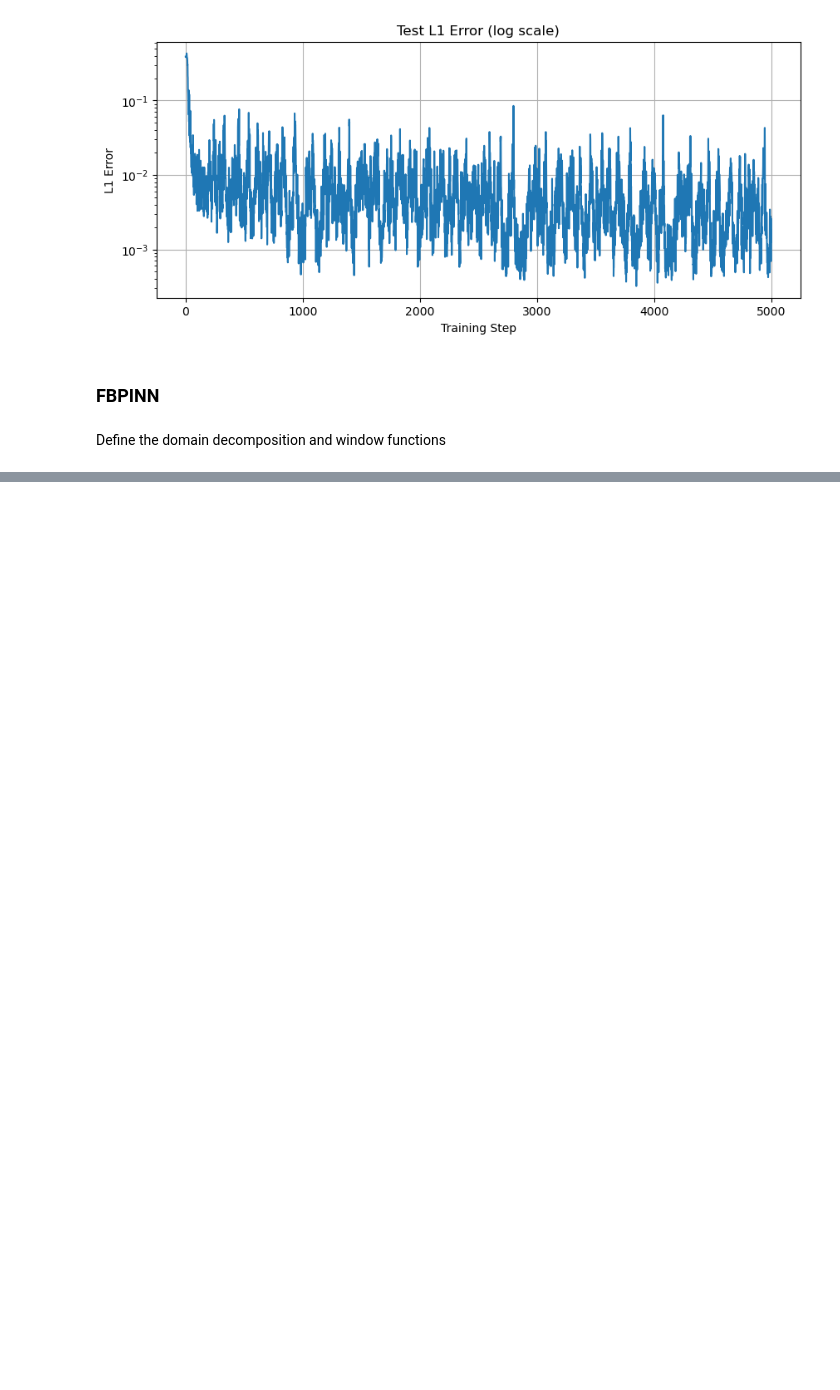
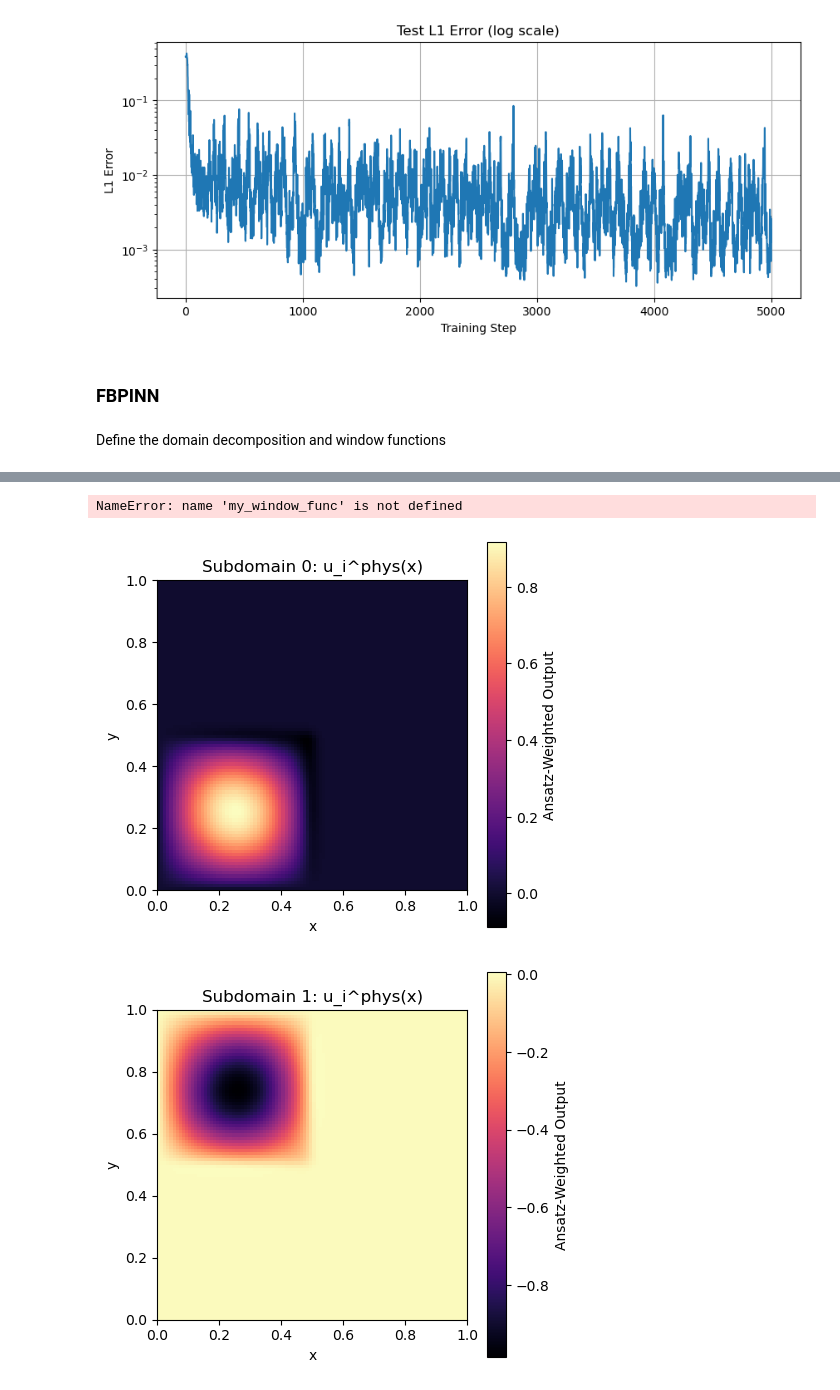
Before and after one commit to orangebowl/thesis_project, a Jupyter notebook: notebook/2D_DD.ipynb, the cells around one changed output, grey strips where cells are left out. Drawn from its saved outputs; the diff is of its cells as text; code cells hidden in the pictures; blank space fills up the shorter version.

```diff
--- a/notebook/2D_DD.ipynb
+++ b/notebook/2D_DD.ipynb
@@ -189,0 +335,61 @@ Define the domain decomposition and window functions
+# %%
+def plot_window_weights_2d(subdomains, my_window_func, target_sub=0, n=100):
+    x = jnp.linspace(0, 1, n)
+    y = jnp.linspace(0, 1, n)
+    xx, yy = jnp.meshgrid(x, y)
+    pts = jnp.stack([xx.ravel(), yy.ravel()], axis=-1)
+
+    w = my_window_func(subdomains, len(subdomains), pts)  # (n², n_sub)
+    w_target = w[:, target_sub].reshape(n, n)
+
+    plt.figure(figsize=(5, 5))
+    plt.imshow(w_target, origin='lower', extent=[0, 1, 0, 1], cmap='viridis')
+    plt.colorbar(label="Window Weight")
+    plt.title(f"Window Function for Subdomain {target_sub}")
+    plt.xlabel("x")
+    plt.ylabel("y")
+    plt.grid(False)
+    plt.show()
+
+for i in range(len(subdomains)):
+    plot_window_weights_2d(subdomains, my_window_func, target_sub=i)
+# %% [output]
+NameError: name 'my_window_func' is not defined
+# %%
+def plot_subdomain_ansatz_contributions(model: FBPINN, n=100):
+    """
+    Plot each subdomain's contribution to the final ansatz-ed prediction.
+    Shows: u_i_phys(x) = ansatz(x, subnet_i(x)) * window_i(x)
+    """
+    x = jnp.linspace(0, 1, n)
+    y = jnp.linspace(0, 1, n)
+    xx, yy = jnp.meshgrid(x, y)
+    pts = jnp.stack([xx.ravel(), yy.ravel()], axis=-1)  # (n², 2)
+
+    for i in range(model.num_subdomains):
+        # 1. 原始输出
+        raw_out = model.subdomain_pred(i, pts)           # (n²,)
+
+        # 2. Window 权重
+        weight = model.subdomain_window(i, pts)          # (n²,)
+
+        # 3. ansatz 包裹（真实物理意义预测）
+        ansatz_out = model.ansatz(pts, raw_out)          # (n²,)
+        contrib = ansatz_out * weight                    # (n²,)
+
+        # reshape 并可视化
+        contrib_2d = contrib.reshape(n, n)
+
+        plt.figure(figsize=(5, 5))
+        plt.imshow(contrib_2d, origin='lower', extent=[0, 1, 0, 1], cmap='magma')
+        plt.colorbar(label="Ansatz-Weighted Output")
+        plt.title(f"Subdomain {i}: u_i^phys(x)")
+        plt.xlabel("x")
+        plt.ylabel("y")
+        plt.grid(False)
+        plt.show()
+
+plot_subdomain_ansatz_contributions(model)
+# %% [output]
+[figure, added]
+[figure, added]
```
Also changed, not shown: parts of 9 cells of this notebook, 5 other files.
